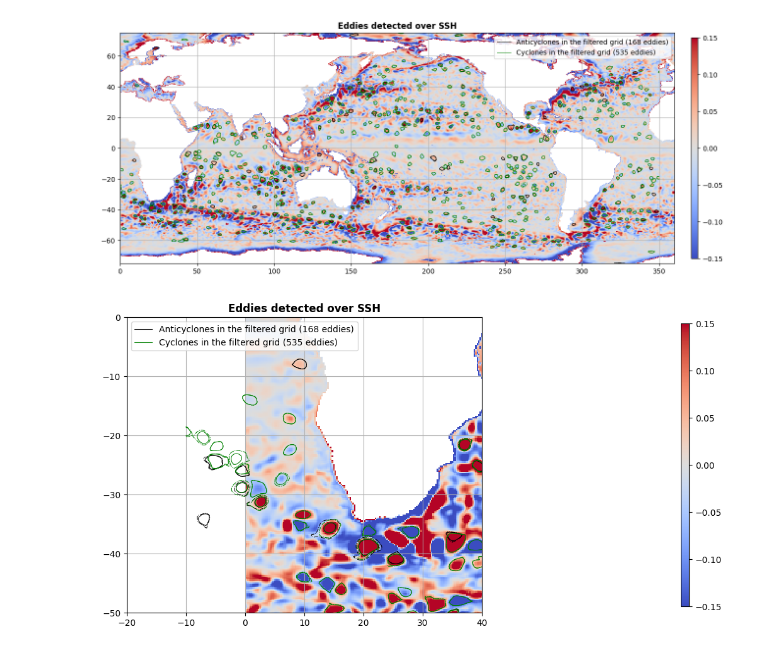
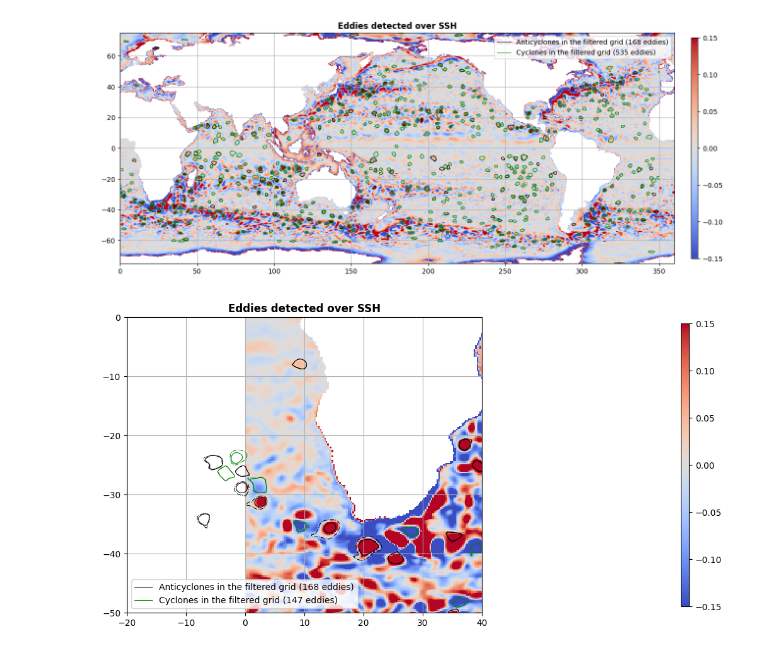
Before and after one commit to nextGEMS/nextGEMS_Cycle3, a Jupyter notebook: eddytracker/eddy-detection-example.ipynb, the cells around one changed output. Saved outputs shown, nothing was run; the diff lists cells and outputs as text; code cells hidden in the pictures.

Commit message:
correct last plot to have non-overlapping eddies

```diff
--- a/eddytracker/eddy-detection-example.ipynb
+++ b/eddytracker/eddy-detection-example.ipynb
@@ -125,28 +131,28 @@ update_axes(ax, m)
 # %%
 
 def start_axes(title):
     fig = plt.figure(figsize=(13, 5))
     ax = fig.add_axes([0.03, 0.03, 0.90, 0.94])
     ax.set_xlim(-20,40), ax.set_ylim(-50,0)
     ax.set_aspect("equal")
     ax.set_title(title, weight="bold")
     return ax
 
 ax = start_axes("Eddies detected over SSH")
 m = g.display(ax, "zos", vmin=-0.15, vmax=0.15)
 a_filtered.display(
     ax,
     lw=0.75,
     label="Anticyclones in the filtered grid ({nb_obs} eddies)",
     ref=-10,
     color="k",
 )
-merge_t.display(
+c_filtered.display(
     ax, lw=0.75, label="Cyclones in the filtered grid ({nb_obs} eddies)",
     ref=-10,
     color="green"
 )
 ax.legend()
 update_axes(ax, m)
 # %% [output]
-[figure, old version]
+[figure, new version]
```
Also changed, not shown: parts of 1 cell of this notebook.
